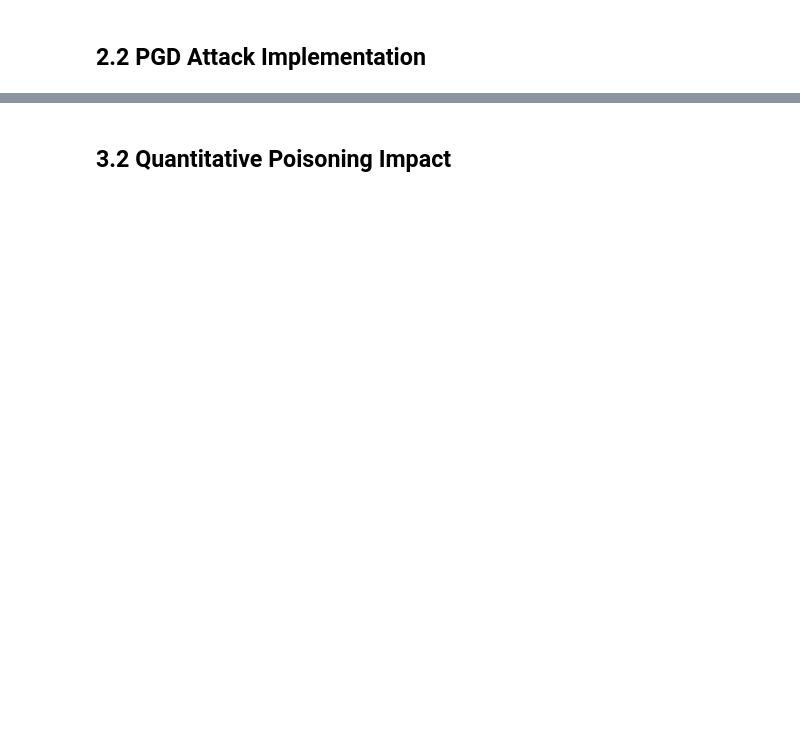
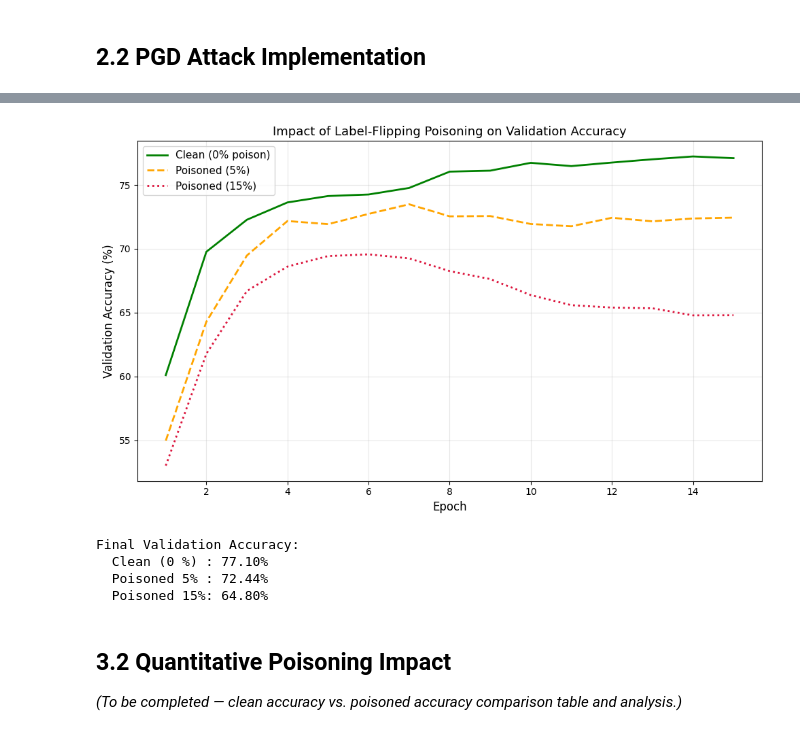
Before and after one commit to ANKOI12/INF6422E---Advanced-Concepts-in-Computer-Security, a Jupyter notebook: Lab 2/Notebook - Lab 2 - INF6422E - 2487137 - 2421549.ipynb, the cells around one changed output, grey strips where cells are left out. Cells and saved outputs as stored; diff of their text form; code cells hidden in the pictures; blank space fills up the shorter version.

```diff
--- a/Lab 2/Notebook - Lab 2 - INF6422E - 2487137 - 2421549.ipynb
+++ b/Lab 2/Notebook - Lab 2 - INF6422E - 2487137 - 2421549.ipynb
@@ -287,0 +318,22 @@ Test Accuracy for class 9: 65.08%
+# %%
+# Get predictions and calculate probabilities for ROC and Precision-Recall curves
+all_labels = []
+all_outputs = []
+all_outputs_proba = []
+
+model.eval()
+with torch.no_grad():
+    for inputs, labels in test_loader:
+        inputs, labels = inputs.to(device), labels.to(device)
+        outputs = model(inputs)
+        _, predicted = torch.max(outputs, 1)
+        all_labels.extend(labels.cpu().numpy())
+        all_outputs.extend(predicted.cpu().numpy())
+        all_outputs_proba.extend(outputs.cpu().numpy())
+
+all_labels = np.array(all_labels)
+all_outputs = np.array(all_outputs)
+all_outputs_proba = np.array(all_outputs_proba)
+
+# Get class names from the original dataset
+class_names = full_train.classes
@@ -298,2 +711,30 @@ Test Accuracy for class 9: 65.08%
+# %%
+epochs_p = range(1, POISON_EPOCHS + 1)
+
+plt.figure(figsize=(10, 6))
+plt.plot(epochs_p, clean_val_accs, label='Clean (0% poison)',  color='green',    linewidth=2)
+plt.plot(epochs_p, va_p5,          label='Poisoned (5%)',       color='orange',   linewidth=2, linestyle='--')
+plt.plot(epochs_p, va_p15,         label='Poisoned (15%)',      color='crimson',  linewidth=2, linestyle=':')
+plt.xlabel('Epoch', fontsize=12)
+plt.ylabel('Validation Accuracy (%)', fontsize=12)
+plt.title('Impact of Label-Flipping Poisoning on Validation Accuracy', fontsize=13)
+plt.legend(fontsize=11)
+plt.grid(True, alpha=0.3)
+plt.tight_layout()
+plt.savefig('poisoning_val_accuracy.png', dpi=150)
+plt.show()
+
+print(f"\nFinal Validation Accuracy:")
+print(f"  Clean (0 %) : {clean_val_accs[-1]:.2f}%")
+print(f"  Poisoned 5% : {va_p5[-1]:.2f}%")
+print(f"  Poisoned 15%: {va_p15[-1]:.2f}%")
+# %% [output]
+[figure, added]
+Final Validation Accuracy:
+  Clean (0 %) : 77.10%
+  Poisoned 5% : 72.44%
+  Poisoned 15%: 64.80%
 # %% [markdown]
 ## 3.2 Quantitative Poisoning Impact
+
+*(To be completed — clean accuracy vs. poisoned accuracy comparison table and analysis.)*
```
Also changed, not shown: parts of 18 cells of this notebook.
